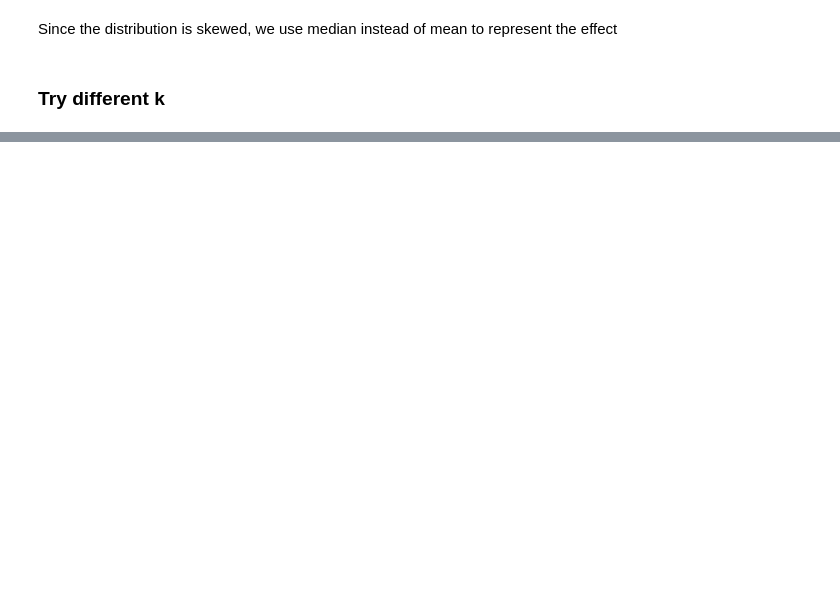
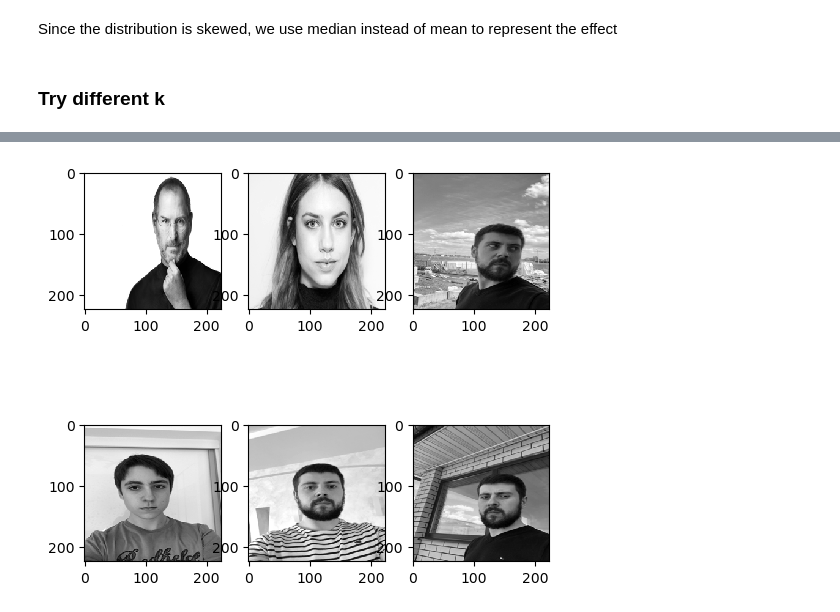
Before and after one commit to krystal2710/image-compression, a Jupyter notebook: paper_code.ipynb, the cells around one changed output, grey strips where cells are left out. Saved outputs shown, nothing was run; the diff lists cells and outputs as text; code cells hidden in the pictures; blank space fills up the shorter version.

```diff
--- a/paper_code.ipynb
+++ b/paper_code.ipynb
@@ -126,0 +204,26 @@ helper.vq_on_diff_k([24,36], data ,img_width = 224, img_height = 224)
+# %%
+from PIL import Image, ImageOps
+
+data = np.zeros((200,224*224), dtype = int)
+done = False
+img_idx = 0
+data_idx = 0
+
+while not done:
+    file_link = PATH + "/dataset/without_mask/image_{}.png".format(img_idx)
+    im = Image.open(file_link)
+    im = im.resize((224,224))
+    im = ImageOps.grayscale(im)
+    a = np.asarray(im)
+    try:
+        a = a.reshape(224*224)
+    except:
+        img_idx+=1
+        continue
+    data[data_idx,:] = a
+    if (data_idx+1) % 50 == 0:
+        print("Successfully load {} images".format(data_idx+1))
+    if data_idx == 199:
+        done = True
+    data_idx+=1
+    img_idx += 1
@@ -126,0 +235,11 @@ helper.vq_on_diff_k([24,36], data ,img_width = 224, img_height = 224)
+# %%
+#take a look at some images
+
+_, axs = plt.subplots(2, 3, figsize=(6, 6))
+axs = axs.flatten()
+for img, ax in zip(data, axs):
+    img = img.reshape(224,224)
+    ax.imshow(img, cmap = 'gray')
+plt.show()
+# %% [output]
+[figure, added]
```
Also changed, not shown: parts of 22 cells of this notebook, 4 other files.
